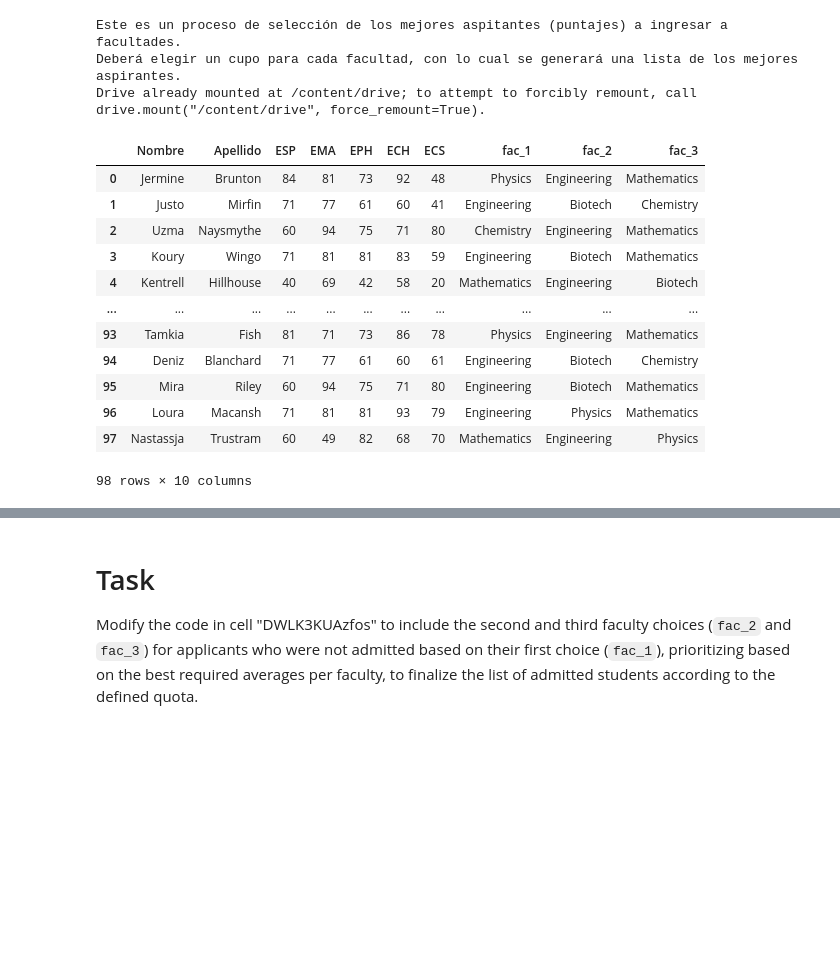
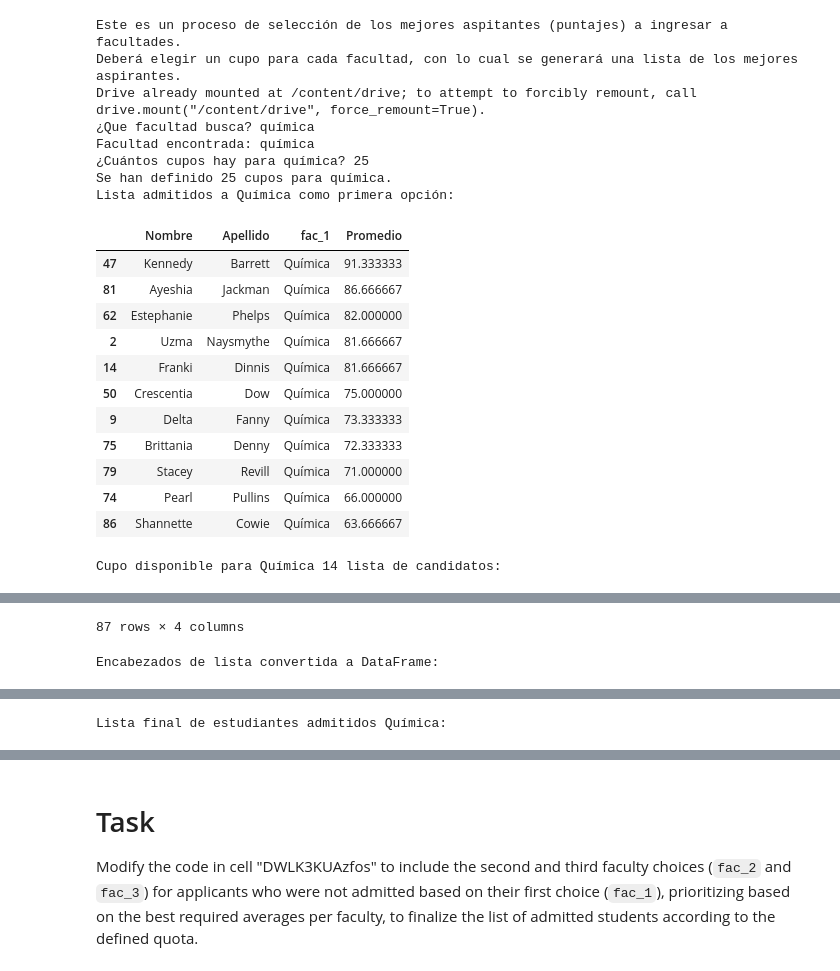
Before and after one commit to armandochernandez-ai/Curso-python-slava, a Jupyter notebook: Unidad_3/proceso_admision.ipynb, the cells around one changed output, grey strips where cells are left out. Cells and saved outputs as stored; diff of their text form; code cells hidden in the pictures; blank space fills up the shorter version.

```diff
--- a/Unidad_3/proceso_admision.ipynb
+++ b/Unidad_3/proceso_admision.ipynb
@@ -113,45 +113,90 @@ for facultad_nombre in posibles:
   df[column_name] = df.apply(calc_promedio, axis=1, facultad=facultad_nombre)
 
 df.head()
 
 # Normalizar resultados
 df['fac_1_normalized'] = df['fac_1'].str.lower().str.strip()
 df['fac_2_normalized'] = df['fac_2'].str.lower().str.strip()
 df['fac_3_normalized'] = df['fac_3'].str.lower().str.strip()
 df.head()
 
 # Convertir textos de nombres de facultades a minusculas
 facultad_lower = facultad.lower()
 
 # Filtar para seleccionar de columna fac_1_normalizado igual a nombre minusculas
 candidatos_fac1 = df[df['fac_1_normalized'] == facultad_lower].copy()
 
 # Calcula promedio para cada candidadto de fac_1
 candidatos_fac1['Promedio'] = candidatos_fac1.apply(calc_promedio, axis=1, facultad=facultad.capitalize())
 
 # Ordena de forma ascendente por columna Promedio
 candidatos_fac1 = candidatos_fac1.sort_values(by='Promedio', ascending=False)
 
 # Selecciona los mejores de acuerdo al cupo
 seleccion_fac1 = candidatos_fac1.head(cupo)
 
 # Lista de fac_1
-print(f"Lista {cupo} admitidos a {facultad.capitalize()} como primera opción:")
-seleccion_fac1[['Nombre', 'Apellido', 'fac_1', 'Promedio']]
+print(f"Lista admitidos a {facultad.capitalize()} como primera opción:")
+display(seleccion_fac1[['Nombre', 'Apellido', 'fac_1', 'Promedio']])
+print()
+
+#Definir cupo remanente
+cupo_disponible = cupo - len(seleccion_fac1)
+print(f"Cupo disponible para {facultad.capitalize()} {cupo_disponible} lista de candidatos:")
+
+
+#Definir candidatos a ocupar espacios disponibles de la segunda y tercera opción
+candidatos = df[~df.index.isin(seleccion_fac1.index)].copy()
+#Desplegar lista de candidatos
+display(candidatos[['Nombre', 'Apellido', 'fac_2', 'fac_3']])
+
+
+seleccion_otras = []
+
+for index, row in candidatos.iterrows():
+    candidatos_data = row.to_dict()
+    candidatos_data['Promedio'] = None # Inicializar promedio
+
+    if row['fac_2_normalized'] == facultad_lower:
+        candidatos_data['Promedio'] = calc_promedio(row, facultad.capitalize())
+        seleccion_otras.append(candidatos_data)
+    elif row['fac_3_normalized'] == facultad_lower:
+        candidatos_data['Promedio'] = calc_promedio(row, facultad.capitalize())
+        seleccion_otras.append(candidatos_data)
+
+# Convertir a DataFrame
+seleccion_otras_df = pd.DataFrame(seleccion_otras)
+print(f"Encabezados de lista convertida a DataFrame:")
+display(seleccion_otras_df.head())
+
+#Selección final
+seleccion_otras_df = seleccion_otras_df.sort_values(by='Promedio', ascending=False)
+candidatos_otras = min(cupo_disponible, len(seleccion_otras_df))
+seleccion_final_otras = seleccion_otras_df.head(candidatos_otras)
+estudiantes_admitidos = pd.concat([seleccion_fac1, seleccion_final_otras], ignore_index=True)
+
+print(f"Lista final de estudiantes admitidos {facultad.capitalize()}:")
+lista_final = estudiantes_admitidos.sort_values(by='Promedio', ascending=False)
+display(lista_final[['Nombre', 'Apellido', 'fac_1', 'Promedio']])
 # %% [output]
 Este es un proceso de selección de los mejores aspitantes (puntajes) a ingresar a facultades.
 Deberá elegir un cupo para cada facultad, con lo cual se generará una lista de los mejores aspirantes.
 Drive already mounted at /content/drive; to attempt to forcibly remount, call drive.mount("/content/drive", force_remount=True).
+¿Que facultad busca? química
+Facultad encontrada: química
+¿Cuántos cupos hay para química? 25
+Se han definido 25 cupos para química.
+Lista admitidos a Química como primera opción:
-|  | Nombre | Apellido | ESP | EMA | EPH | ECH | ECS | fac_1 | fac_2 | fac_3 |
-| 0 | Jermine | Brunton | 84 | 81 | 73 | 92 | 48 | Physics | Engineering | Mathematics |
-| 1 | Justo | Mirfin | 71 | 77 | 61 | 60 | 41 | Engineering | Biotech | Chemistry |
-| 2 | Uzma | Naysmythe | 60 | 94 | 75 | 71 | 80 | Chemistry | Engineering | Mathematics |
-| 3 | Koury | Wingo | 71 | 81 | 81 | 83 | 59 | Engineering | Biotech | Mathematics |
-| 4 | Kentrell | Hillhouse | 40 | 69 | 42 | 58 | 20 | Mathematics | Engineering | Biotech |
-| ... | ... | ... | ... | ... | ... | ... | ... | ... | ... | ... |
-| 93 | Tamkia | Fish | 81 | 71 | 73 | 86 | 78 | Physics | Engineering | Mathematics |
-| 94 | Deniz | Blanchard | 71 | 77 | 61 | 60 | 61 | Engineering | Biotech | Chemistry |
-| 95 | Mira | Riley | 60 | 94 | 75 | 71 | 80 | Engineering | Biotech | Mathematics |
-| 96 | Loura | Macansh | 71 | 81 | 81 | 93 | 79 | Engineering | Physics | Mathematics |
-| 97 | Nastassja | Trustram | 60 | 49 | 82 | 68 | 70 | Mathematics | Engineering | Physics |
+|  | Nombre | Apellido | fac_1 | Promedio |
+| 47 | Kennedy | Barrett | Química | 91.333333 |
+| 81 | Ayeshia | Jackman | Química | 86.666667 |
+| 62 | Estephanie | Phelps | Química | 82.000000 |
+| 2 | Uzma | Naysmythe | Química | 81.666667 |
+| 14 | Franki | Dinnis | Química | 81.666667 |
+| 50 | Crescentia | Dow | Química | 75.000000 |
+| 9 | Delta | Fanny | Química | 73.333333 |
+| 75 | Brittania | Denny | Química | 72.333333 |
+| 79 | Stacey | Revill | Química | 71.000000 |
+| 74 | Pearl | Pullins | Química | 66.000000 |
+| 86 | Shannette | Cowie | Química | 63.666667 |
-98 rows × 10 columns
+Cupo disponible para Química 14 lista de candidatos:
@@ -157,0 +215,2 @@ Drive already mounted at /content/drive; to attempt to forcibly remount, call dr
+87 rows × 4 columns
+Encabezados de lista convertida a DataFrame:
@@ -157,0 +223 @@ Drive already mounted at /content/drive; to attempt to forcibly remount, call dr
+Lista final de estudiantes admitidos Química:
```
Also changed, not shown: parts of 1 cell of this notebook.
